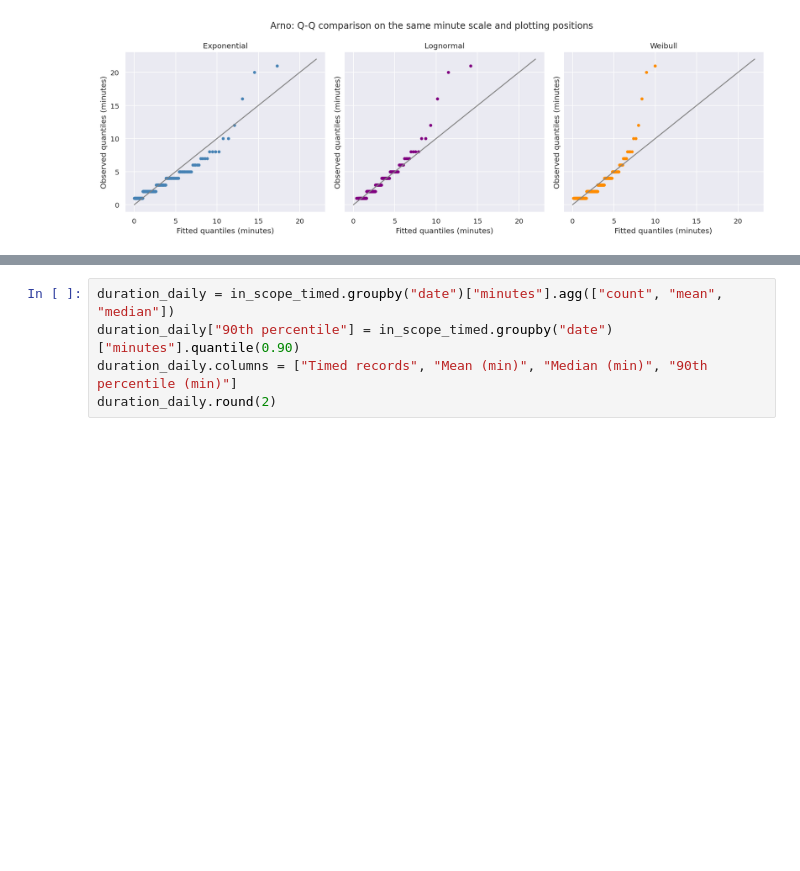
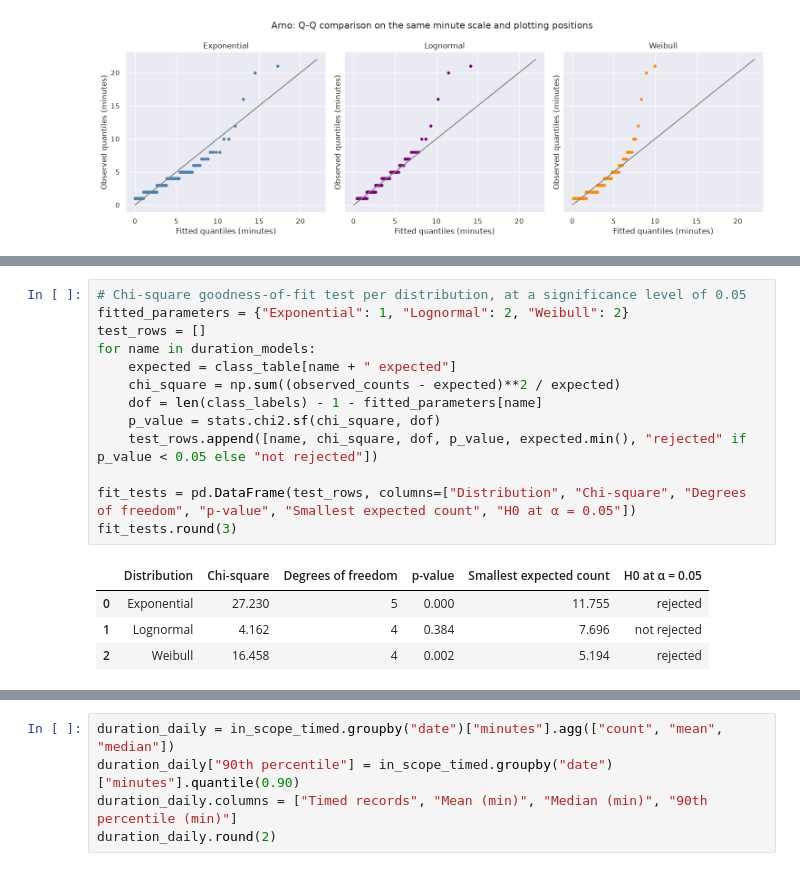
Before and after one commit to Luuuuuig/Bachelor-End-Project, a Jupyter notebook: Arno_Analysis_2026_10_02.ipynb, the cells around one changed output, grey strips where cells are left out. Saved outputs shown, nothing was run; the diff lists cells and outputs as text; blank space fills up the shorter version.

```diff
--- a/Arno_Analysis_2026_10_02.ipynb
+++ b/Arno_Analysis_2026_10_02.ipynb
@@ -567,0 +565,18 @@ duration_pearson.round(3)
+# %%
+# Chi-square goodness-of-fit test per distribution, at a significance level of 0.05
+fitted_parameters = {"Exponential": 1, "Lognormal": 2, "Weibull": 2}
+test_rows = []
+for name in duration_models:
+    expected = class_table[name + " expected"]
+    chi_square = np.sum((observed_counts - expected)**2 / expected)
+    dof = len(class_labels) - 1 - fitted_parameters[name]
+    p_value = stats.chi2.sf(chi_square, dof)
+    test_rows.append([name, chi_square, dof, p_value, expected.min(), "rejected" if p_value < 0.05 else "not rejected"])
+
+fit_tests = pd.DataFrame(test_rows, columns=["Distribution", "Chi-square", "Degrees of freedom", "p-value", "Smallest expected count", "H0 at α = 0.05"])
+fit_tests.round(3)
+# %% [output]
+|  | Distribution | Chi-square | Degrees of freedom | p-value | Smallest expected count | H0 at α = 0.05 |
+| 0 | Exponential | 27.230 | 5 | 0.000 | 11.755 | rejected |
+| 1 | Lognormal | 4.162 | 4 | 0.384 | 7.696 | not rejected |
+| 2 | Weibull | 16.458 | 4 | 0.002 | 5.194 | rejected |
```
Also changed, not shown: parts of 25 cells of this notebook.
